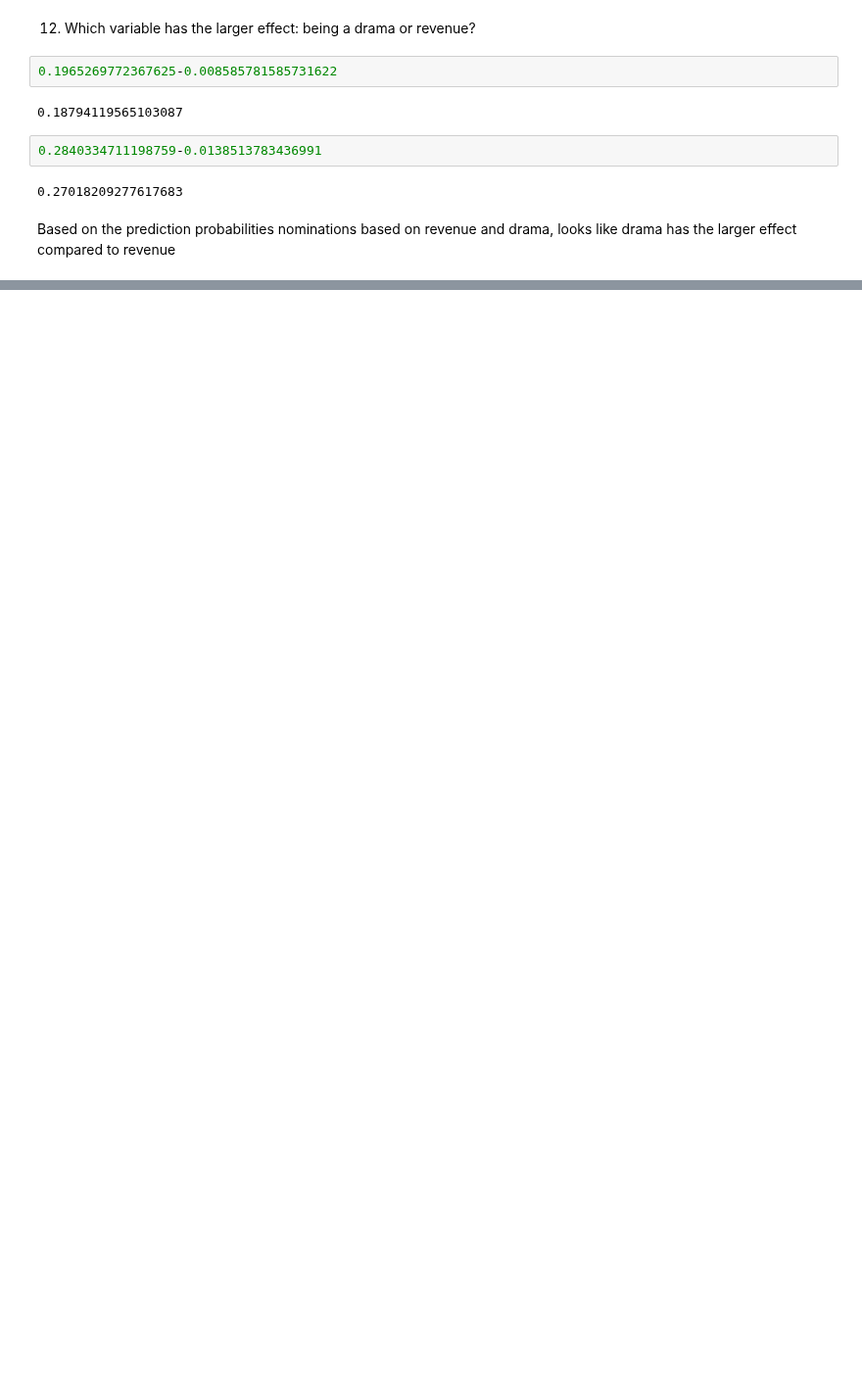
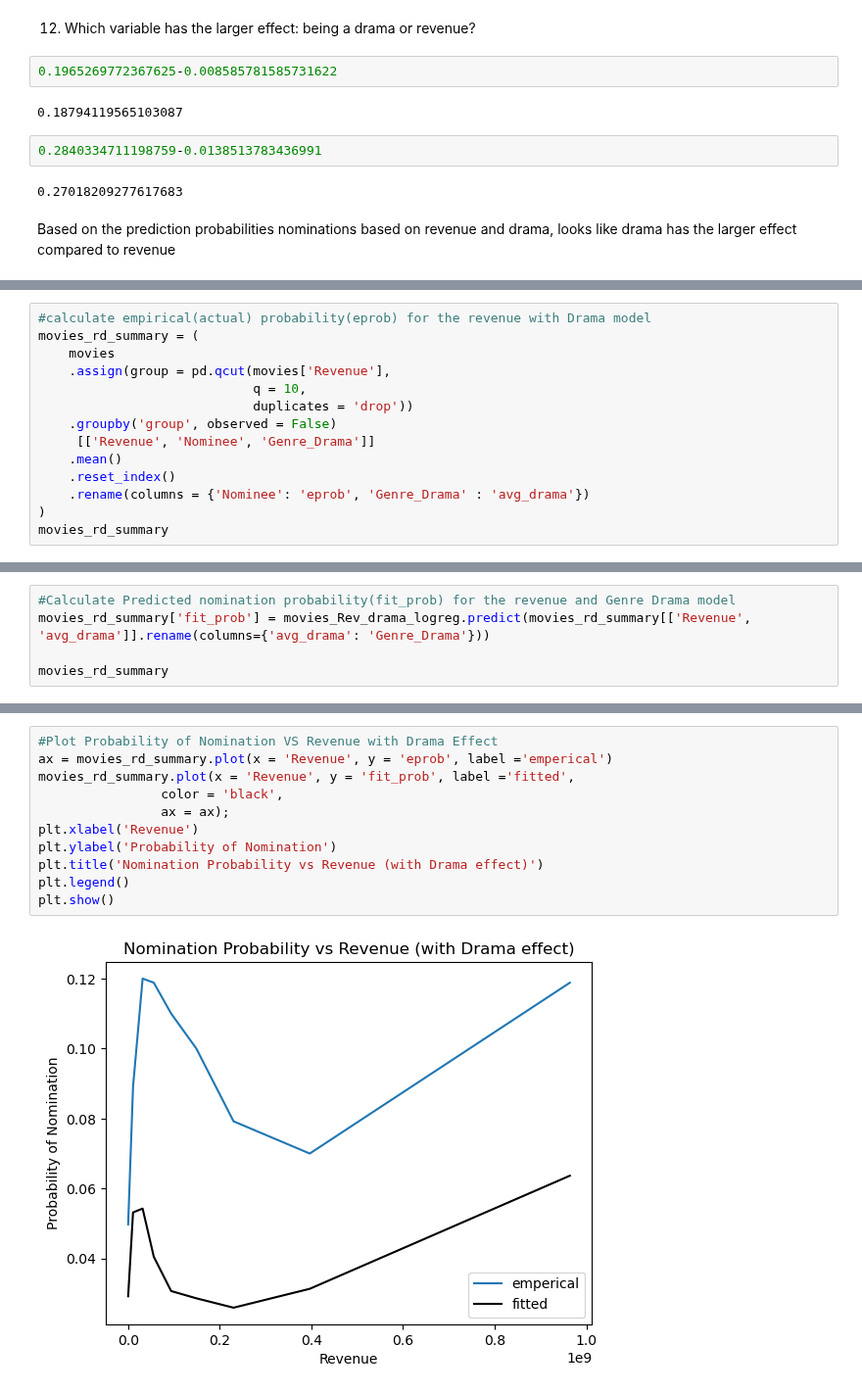
Before and after one commit to nss-data-science-cohort-9/logistic-regression-ADoddala, a Jupyter notebook: notebooks/movies_logistic_regression_exercise.ipynb, the cells around one changed output, grey strips where cells are left out. Shown at 98% size. Saved outputs shown, nothing was run; the diff lists cells and outputs as text; blank space fills up the shorter version.

```diff
--- a/notebooks/movies_logistic_regression_exercise.ipynb
+++ b/notebooks/movies_logistic_regression_exercise.ipynb
@@ -195,0 +286,14 @@ Based on the prediction probabilities nominations based on revenue and drama, lo
+# %%
+#calculate empirical(actual) probability(eprob) for the revenue with Drama model
+movies_rd_summary = (
+    movies
+    .assign(group = pd.qcut(movies['Revenue'],
+                            q = 10,
+                            duplicates = 'drop'))
+    .groupby('group', observed = False)
+     [['Revenue', 'Nominee', 'Genre_Drama']]
+    .mean()
+    .reset_index()
+    .rename(columns = {'Nominee': 'eprob', 'Genre_Drama' : 'avg_drama'})
+)
+movies_rd_summary
@@ -195,0 +311,5 @@ Based on the prediction probabilities nominations based on revenue and drama, lo
+# %%
+#Calculate Predicted nomination probability(fit_prob) for the revenue and Genre Drama model
+movies_rd_summary['fit_prob'] = movies_Rev_drama_logreg.predict(movies_rd_summary[['Revenue', 'avg_drama']].rename(columns={'avg_drama': 'Genre_Drama'}))
+
+movies_rd_summary
@@ -195,0 +327,13 @@ Based on the prediction probabilities nominations based on revenue and drama, lo
+# %%
+#Plot Probability of Nomination VS Revenue with Drama Effect
+ax = movies_rd_summary.plot(x = 'Revenue', y = 'eprob', label ='emperical')
+movies_rd_summary.plot(x = 'Revenue', y = 'fit_prob', label ='fitted',
+                color = 'black',
+                ax = ax);
+plt.xlabel('Revenue')
+plt.ylabel('Probability of Nomination')
+plt.title('Nomination Probability vs Revenue (with Drama effect)')
+plt.legend()
+plt.show()
+# %% [output]
+[figure, added]
```
Also changed, not shown: parts of 20 cells of this notebook.
